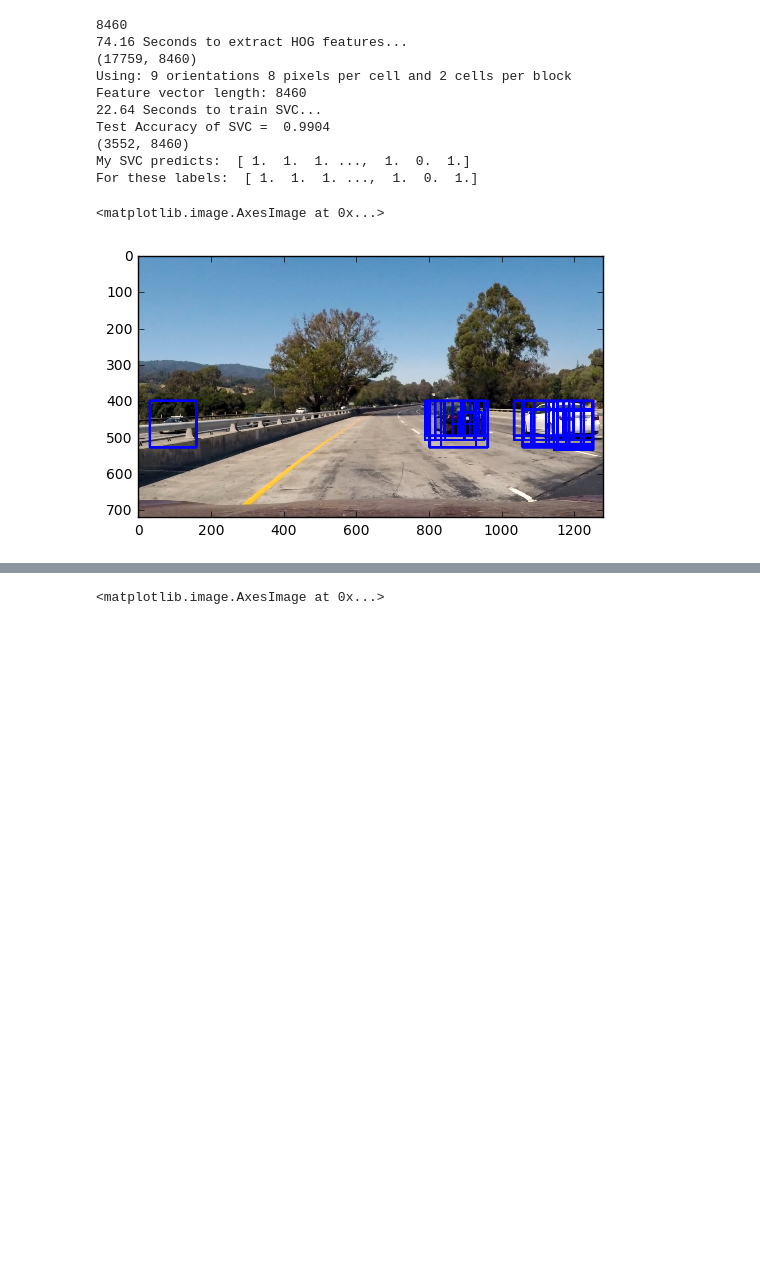
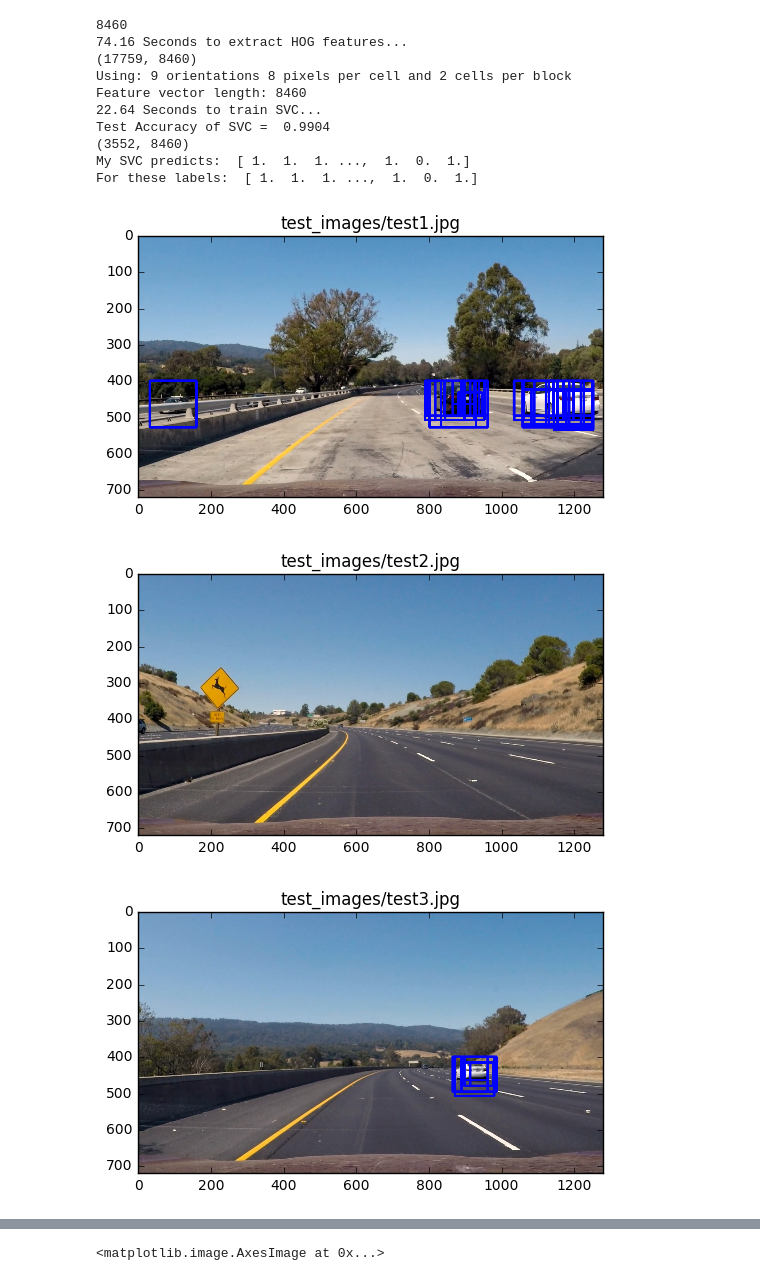
Before and after one commit to SamSamskies/CarND-Vehicle-Detection, a Jupyter notebook: vehicle_detection.ipynb, the cells around one changed output, grey strips where cells are left out. Cells and saved outputs as stored; diff of their text form; code cells hidden in the pictures; blank space fills up the shorter version.

Commit message:
Update bounding boxes with heatmap example

```diff
--- a/vehicle_detection.ipynb
+++ b/vehicle_detection.ipynb
@@ -342,12 +342,17 @@ def find_cars(img, scale=1.5, svc=svc, X_scaler=X_scaler, ystart=400, ystop=656,
 
     return bboxes
 # %%
-image = mpimg.imread('test_images/test1.jpg')
-scales = [1, 1.5, 1.7, 2]
-bboxes = sum([find_cars(image, scale=scale) for scale in scales], [])
-out_img = draw_boxes(image, bboxes)
-plt.figure()
-plt.imshow(out_img)
+test_images = glob.glob('test_images/*.jpg')
+
+for filename in test_images:
+    image = mpimg.imread(filename)
+    scales = [1, 1.5, 1.7, 2]
+    bboxes = sum([find_cars(image, scale=scale) for scale in scales], [])
+    out_img = draw_boxes(image, bboxes)
+    plt.figure()
+    plt.imshow(out_img)
+    plt.title(filename)
 # %% [output]
-<matplotlib.image.AxesImage at 0x...>
-[figure, old version]
+[figure, new version]
+[figure, added]
+[figure, added]
```
Also changed, not shown: parts of 2 cells of this notebook.
